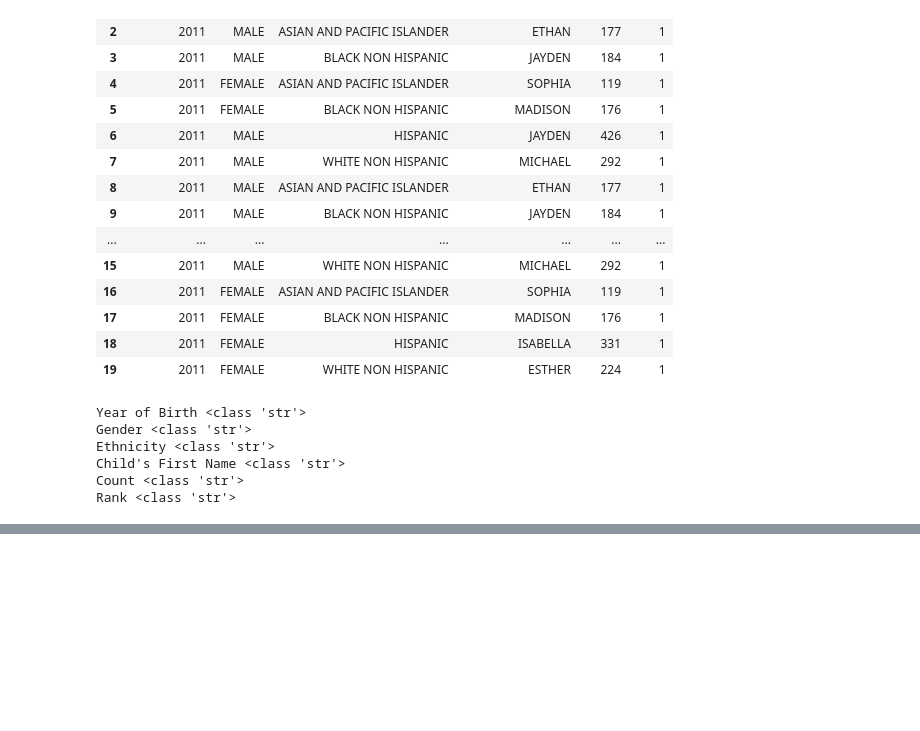
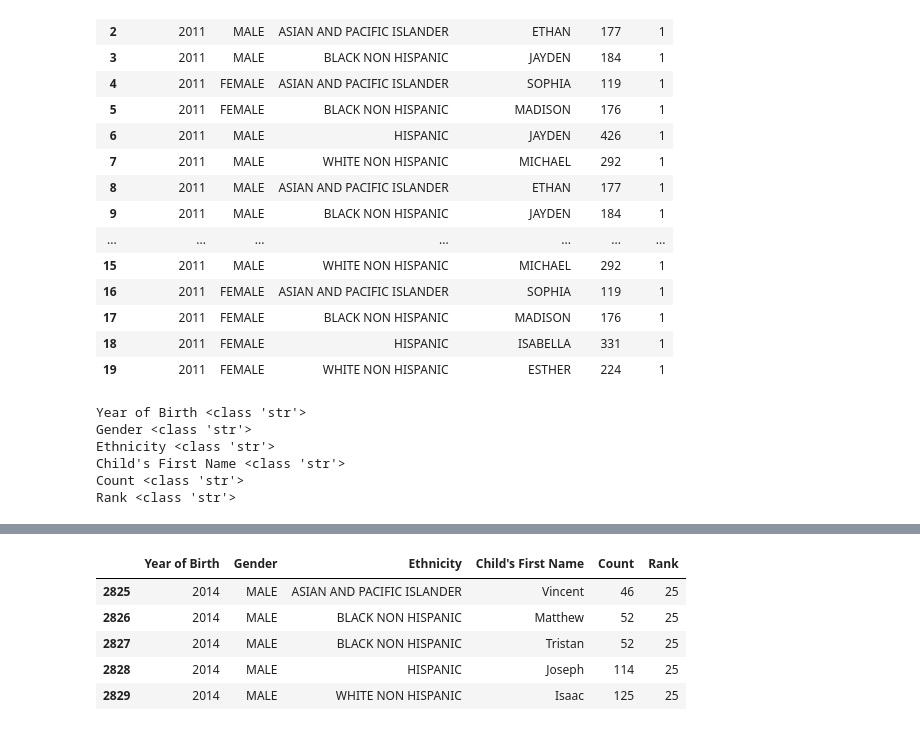
Before and after one commit to mmj32/Class-Practice-Repo, a Jupyter notebook: todo3/pandas_notes_haring.ipynb, the cells around one changed output, grey strips where cells are left out. Saved outputs shown, nothing was run; the diff lists cells and outputs as text; code cells hidden in the pictures; blank space fills up the shorter version.

```diff
--- a/todo3/pandas_notes_haring.ipynb
+++ b/todo3/pandas_notes_haring.ipynb
@@ -518,0 +541,11 @@ Rank <class 'str'>
+# %%
+#How big is it now?
+baby_names.tail()
+#index 2829 vs 2888, but len told me there were 1050- What does this mean?
+# %% [output]
+|  | Year of Birth | Gender | Ethnicity | Child's First Name | Count | Rank |
+| 2825 | 2014 | MALE | ASIAN AND PACIFIC ISLANDER | Vincent | 46 | 25 |
+| 2826 | 2014 | MALE | BLACK NON HISPANIC | Matthew | 52 | 25 |
+| 2827 | 2014 | MALE | BLACK NON HISPANIC | Tristan | 52 | 25 |
+| 2828 | 2014 | MALE | HISPANIC | Joseph | 114 | 25 |
+| 2829 | 2014 | MALE | WHITE NON HISPANIC | Isaac | 125 | 25 |
```
Also changed, not shown: parts of 5 cells of this notebook.
